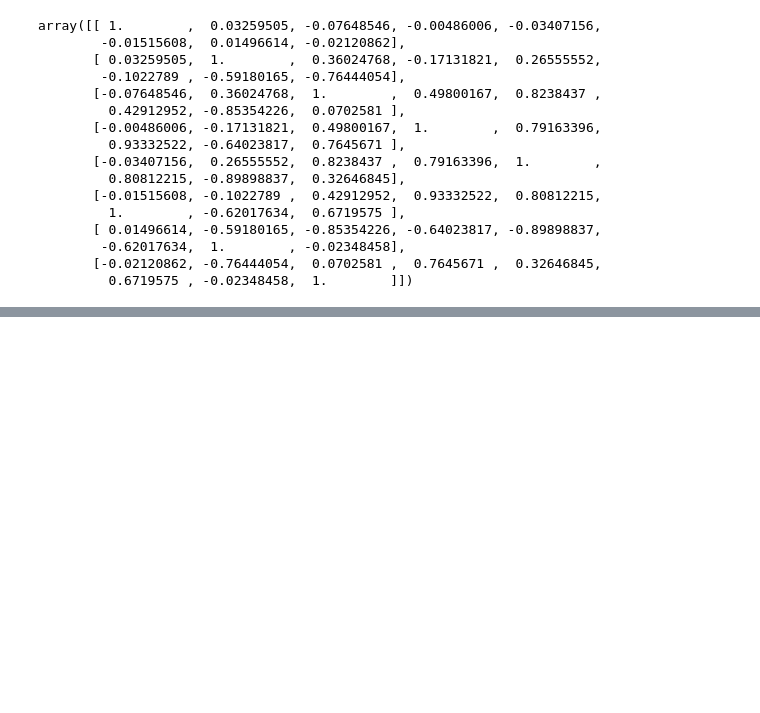
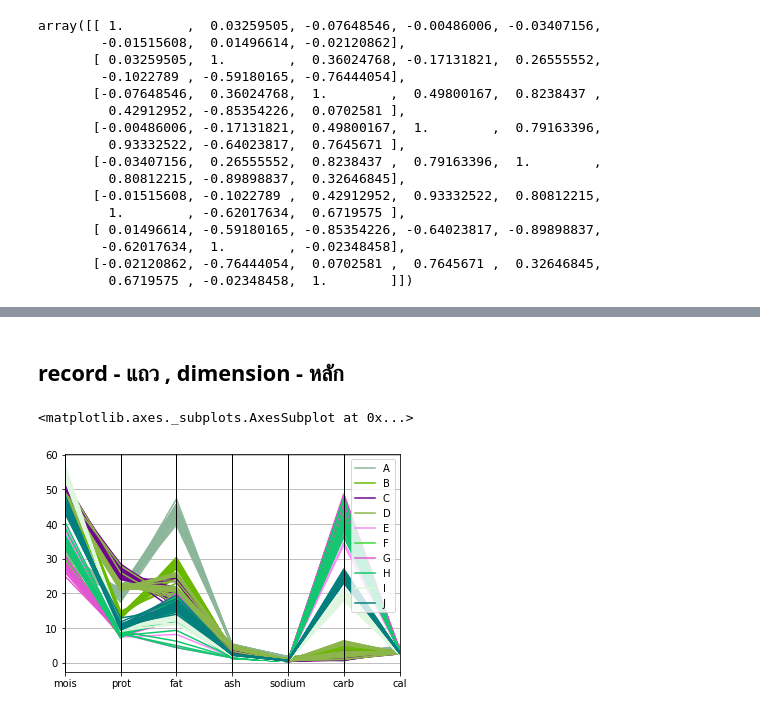
Before and after one commit to suphalaksana/Multivariate, a Jupyter notebook: Exam01.ipynb, the cells around one changed output, grey strips where cells are left out. Cells and saved outputs as stored; diff of their text form; code cells hidden in the pictures; blank space fills up the shorter version.

```diff
--- a/Exam01.ipynb
+++ b/Exam01.ipynb
@@ -106,0 +133,3 @@ plt.plot(newdata.iloc[:,1],newdata.iloc[:,10],'r.')
+# %%
+data_exam = data.drop(['brand','id'],axis=1)
+data_exam
@@ -106,0 +150,7 @@ plt.plot(newdata.iloc[:,1],newdata.iloc[:,10],'r.')
+# %% [markdown]
+## record - แถว  , dimension - หลัก
+# %%
+pd.plotting.parallel_coordinates(data_exam,'brand')
+# %% [output]
+<matplotlib.axes._subplots.AxesSubplot at 0x...>
+[figure, added]
```
Also changed, not shown: parts of 14 cells of this notebook.
